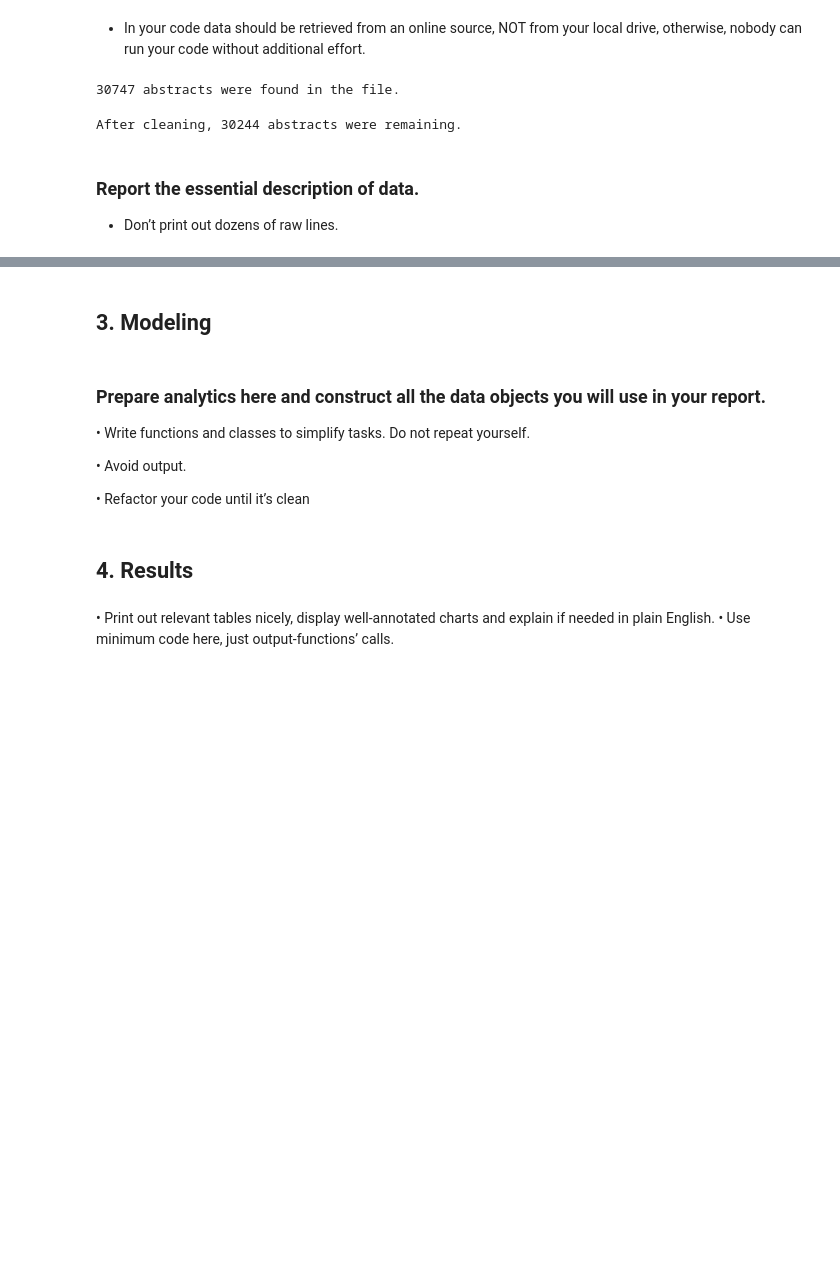
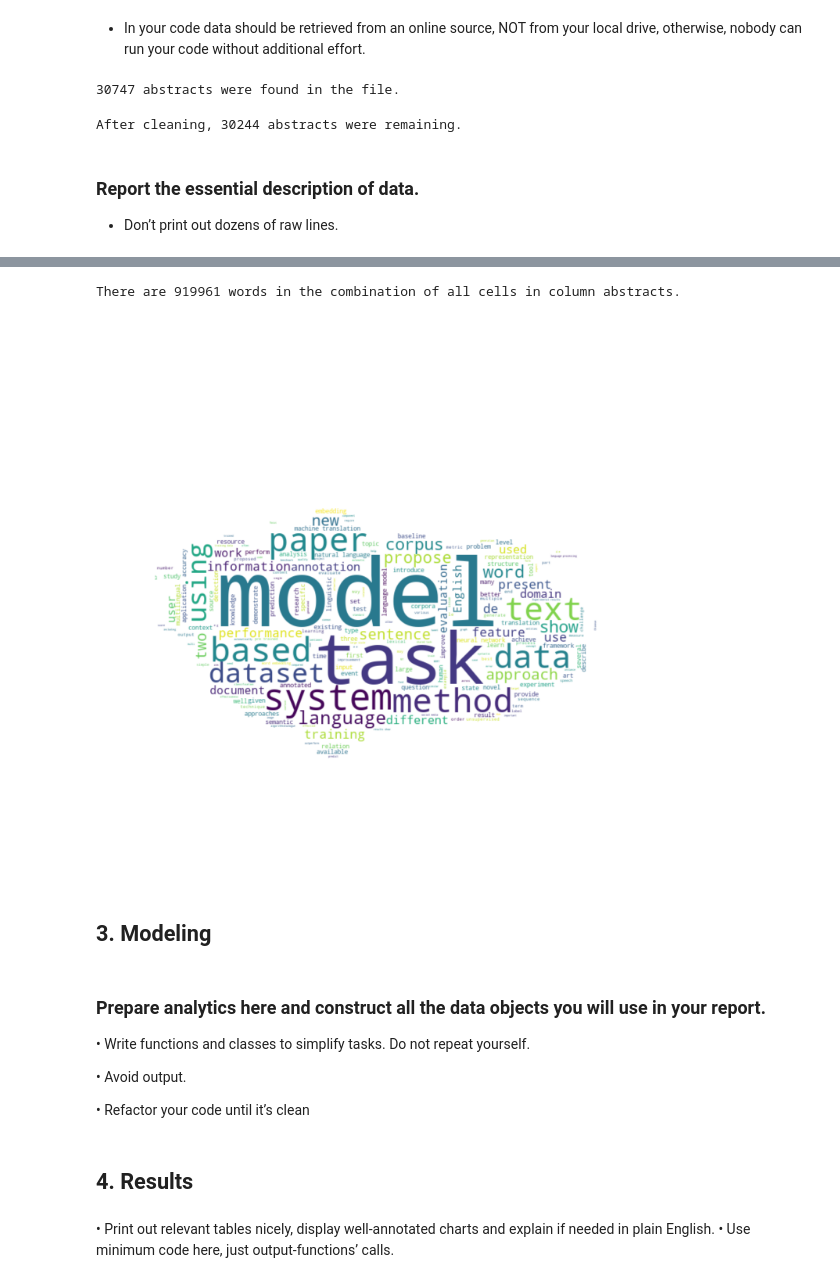
Before and after one commit to AlexTouvras/FindingSimilarItems, a Jupyter notebook: Project 1.ipynb, the cells around one changed output, grey strips where cells are left out. Drawn from its saved outputs; the diff is of its cells as text; code cells hidden in the pictures; blank space fills up the shorter version.

```diff
--- a/Project 1.ipynb
+++ b/Project 1.ipynb
@@ -67,6 +81,10 @@ for a in abstracts:
 print("After cleaning, {} abstracts were remaining.".format(len(abstracts_clean)))
 # %% [output]
 After cleaning, 30244 abstracts were remaining.
+# %%
+# Randomly select 1000 abstracts
+random.seed(10)
+abstracts_1000 = random.sample(abstracts_clean,1000)
 # %% [markdown]
 ### Report the essential description of data.
 -	Don’t print out dozens of raw lines.
@@ -76,3 +124,48 @@ After cleaning, 30244 abstracts were remaining.
+# %%
+text = " ".join(abstracts for abstracts in data.abstracts.astype(str))
+print ("There are {} words in the combination of all cells in column abstracts.".format(len(text)))
+stopwords = set(STOPWORDS)
+
+# to exclude certain words
+stopwords.update(["a", "about", "above", "after", "again", "against", "all", 'also' "am", "an", "and", "any", "are",
+             "as", "at", "be", "because", "been", "before", "being", "below", "between", "both", "but",
+             "by", 'can', "could", "did", "do", "does", "doing", "down", "during", "each", "few", "for", "from",
+             "further", "had", "has", "have", "having", "he", "he'd", "he'll", "he's", "her", "here",
+             "here's", "hers", "herself", "him", "himself", "his", "how", "how's", "i", "i'd", "i'll",
+             "i'm", "i've", "if", "in", "into", "is", "it", "it's", "its", "itself", "let's", "me", "more",
+             "most", "my", "myself", 'no', 'not', "nor", "of", "on", "once", "only", "or", "other", "ought", "our",
+             "ours", "ourselves", "out", "over", "own", 's', "same", "she", "she'd", "she'll", "she's", "should",
+             "so", "some", "such", "than", "that", "that's", "the", "their", "theirs", "them", "themselves",
+             "then", "there", "there's", "these", "they", "they'd", "they'll", "they're", "they've",
+             "this", "those", "through", "to", "too", "under", "until", "up", "very", "was", "we", "we'd",
+             "we'll", "we're", "we've", "were", 'will', "what", "what's", "when", "when's", "where", "where's",
+             "which", "while", "who", "who's", "whom", "why", "why's", "with", "would", "you", "you'd",
+             "you'll", "you're", "you've", "your", "yours", "yourself", "yourselves", "br", "one", "want", "come",
+             "gets","without", 'rather', "although", "will", "see", "even","make", "seem"])
+# %% [output]
+There are 919961 words in the combination of all cells in column abstracts.
+# %%
+# Generate a word cloud image
+from PIL import Image
+from io import BytesIO
+url = "https://thumbs.dreamstime.com/b/black-cloud-smoke-isolated-over-white-background-shape-illustration-102945454.jpg"
+response = requests.get(url)
+img = Image.open(BytesIO(response.content))
+
+mask = np.array(img)
+wordcloud = WordCloud(stopwords=stopwords, background_color="white", width=400, height=200, mask=mask).generate(text)
+
+# Display the generated image:
+# the matplotlib way:
+
+plt.figure( figsize=(40,20))
+plt.tight_layout(pad=0)
+plt.imshow(wordcloud, interpolation='bilinear')
+plt.axis("off")
+plt.tight_layout()
+plt.show()
+# %% [output]
+[figure, added]
 # %% [markdown]
 ## 3.	Modeling
 # %% [markdown]
```
Also changed, not shown: parts of 3 cells of this notebook, 1 other file.
